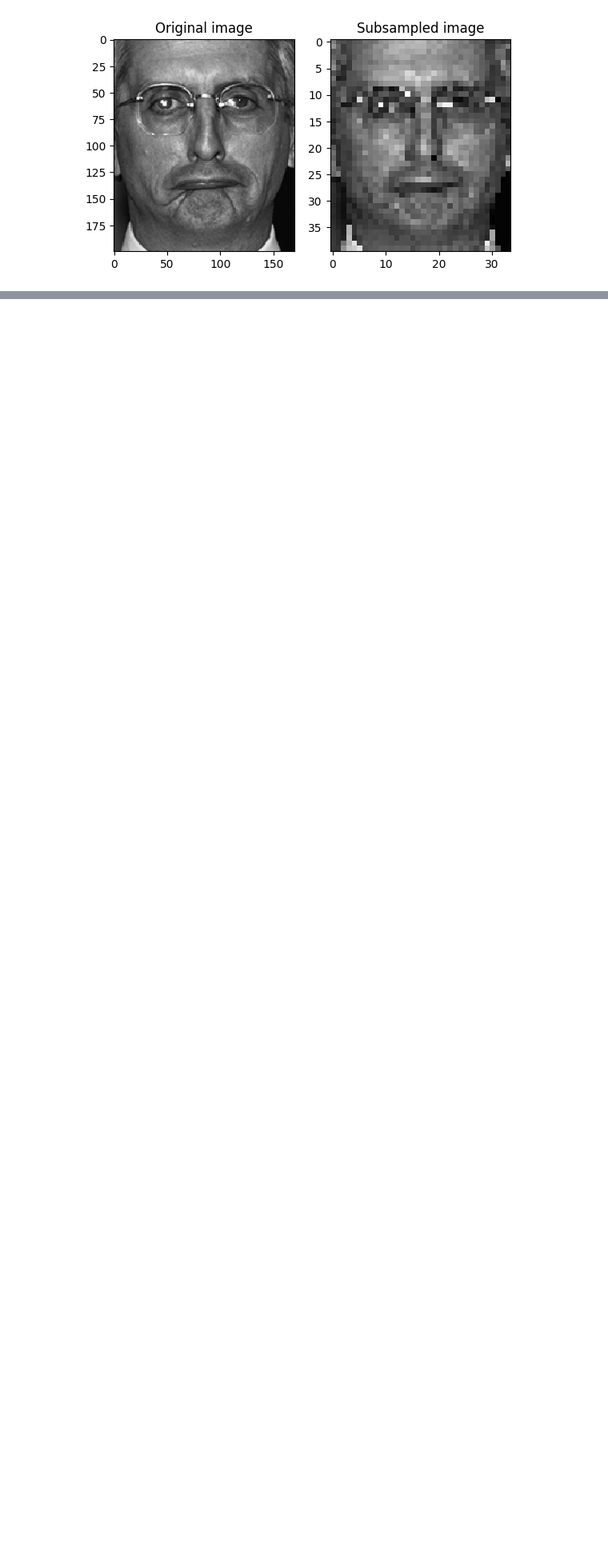
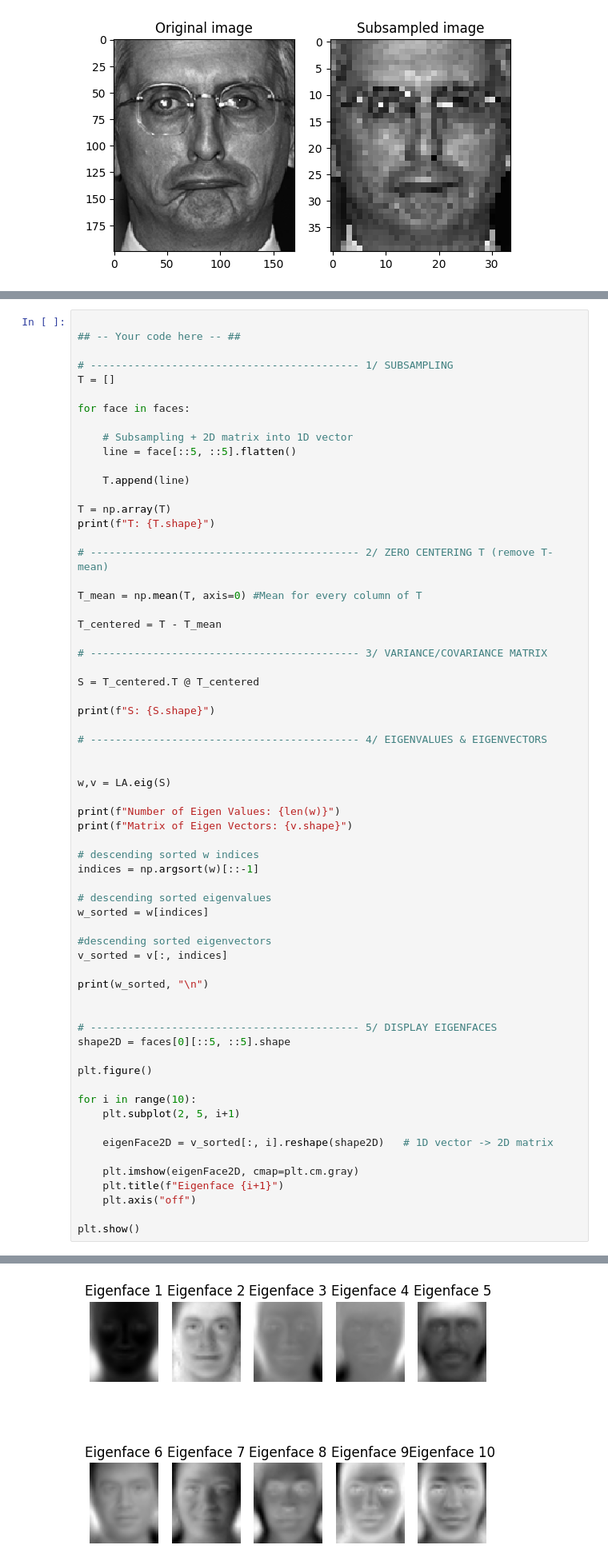
Before and after one commit to HAMRITWassim/info-h-501, a Jupyter notebook: docs/LABS/PR2_Feature_Space.ipynb, the cells around one changed output, grey strips where cells are left out. Shown at 80% size. Saved outputs shown, nothing was run; the diff lists cells and outputs as text; blank space fills up the shorter version.

```diff
--- a/docs/LABS/PR2_Feature_Space.ipynb
+++ b/docs/LABS/PR2_Feature_Space.ipynb
@@ -155,0 +136,65 @@ T: (2963, 1360)
+# %%
+
+## -- Your code here -- ##
+
+# ------------------------------------------- 1/ SUBSAMPLING
+T = []
+
+for face in faces:
+
+    # Subsampling + 2D matrix into 1D vector
+    line = face[::5, ::5].flatten()
+
+    T.append(line)
+
+T = np.array(T)
+print(f"T: {T.shape}")
+
+# ------------------------------------------- 2/ ZERO CENTERING T (remove T-mean)
+
+T_mean = np.mean(T, axis=0) #Mean for every column of T
+
+T_centered = T - T_mean
+
+# ------------------------------------------- 3/ VARIANCE/COVARIANCE MATRIX
+
+S = T_centered.T @ T_centered
+
+print(f"S: {S.shape}")
+
+# ------------------------------------------- 4/ EIGENVALUES & EIGENVECTORS
+
+
+w,v = LA.eig(S)
+
+print(f"Number of Eigen Values: {len(w)}")
+print(f"Matrix of Eigen Vectors: {v.shape}")
+
+# descending sorted w indices
+indices = np.argsort(w)[::-1]
+
+# descending sorted eigenvalues
+w_sorted = w[indices]
+
+#descending sorted eigenvectors
+v_sorted = v[:, indices]
+
+print(w_sorted, "\n")
+
+
+# ------------------------------------------- 5/ DISPLAY EIGENFACES
+shape2D = faces[0][::5, ::5].shape
+
+plt.figure()
+
+for i in range(10):
+    plt.subplot(2, 5, i+1)
+
+    eigenFace2D = v_sorted[:, i].reshape(shape2D)   # 1D vector -> 2D matrix
+
+    plt.imshow(eigenFace2D, cmap=plt.cm.gray)
+    plt.title(f"Eigenface {i+1}")
+    plt.axis("off")
+
+plt.show()
+# %% [output]
@@ -156,3 +207,4 @@ T: (2963, 1360)
+[figure, added]
 # %% [markdown]
 ### Compression
 
```
Also changed, not shown: parts of 8 cells of this notebook.
